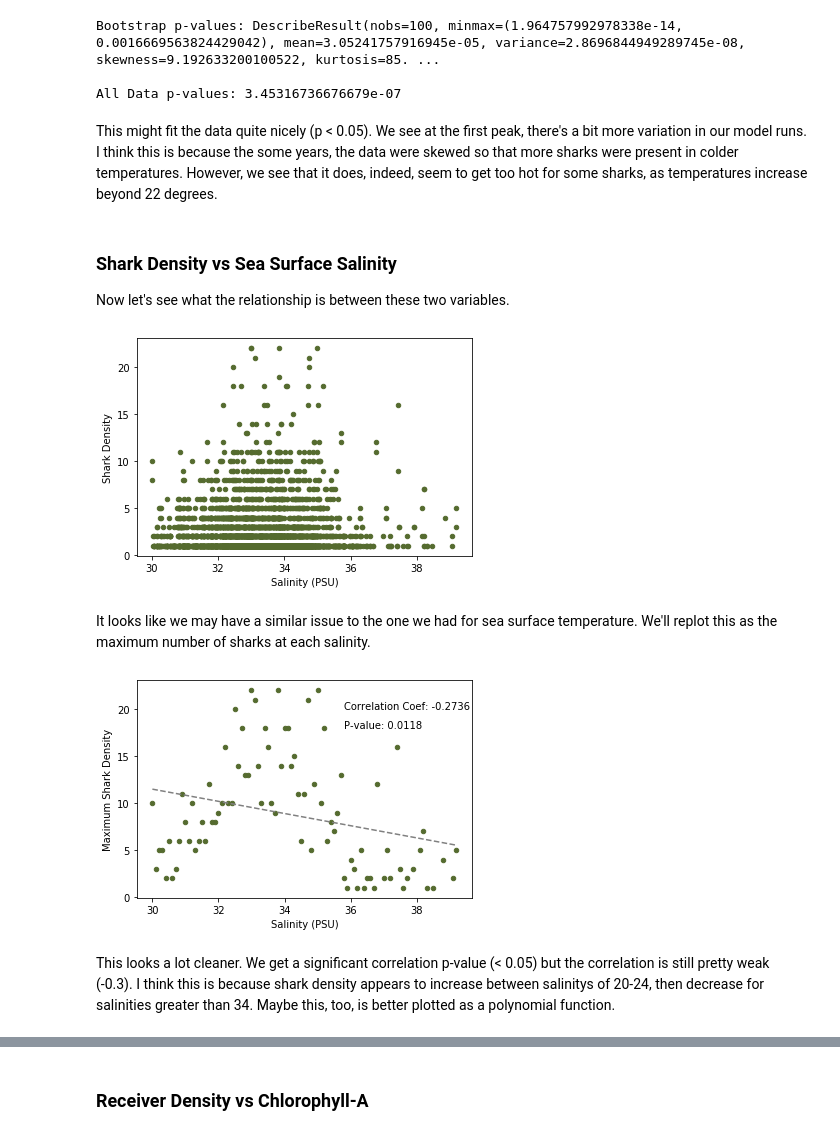
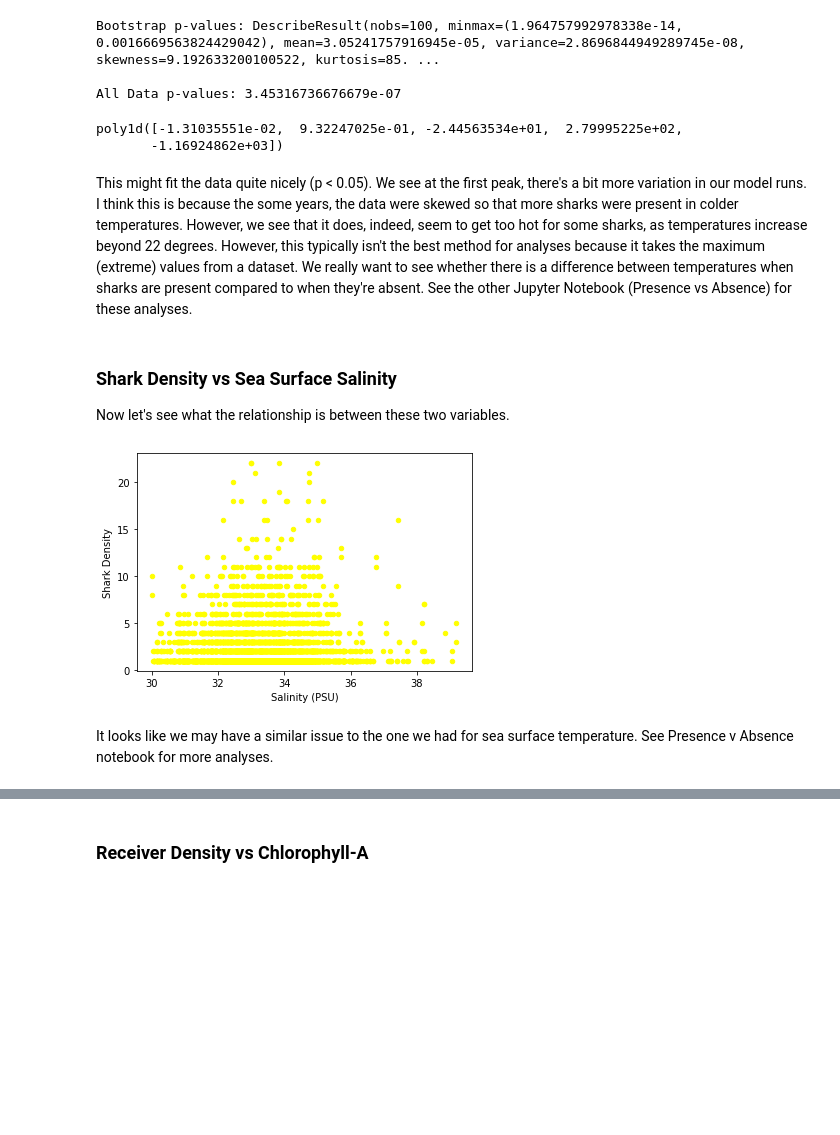
Before and after one commit to echelleburns/SpringBoard-Capstone1, a Jupyter notebook: Prelim_Data_Analysis/Preliminary_Data_Analyses.ipynb, the cells around one changed output, grey strips where cells are left out. Cells and saved outputs as stored; diff of their text form; code cells hidden in the pictures; blank space fills up the shorter version.

```diff
--- a/Prelim_Data_Analysis/Preliminary_Data_Analyses.ipynb
+++ b/Prelim_Data_Analysis/Preliminary_Data_Analyses.ipynb
@@ -29,6 +29,34 @@ dist_plot_data = dat.loc[:,:] # to plot the distributions of data next to the re
 dat = dat[dat['Transmitter'] > 0].reset_index(drop=True) # Let's remove the 0s so that we can run the analyses
     # properly.
 dat['Receiver_D'] = dat['Receiver_D'].cat.remove_unused_categories()
+# %%
+# For easier saving to clear/white plots
+def background_change(bgcolor):
+    """ Changes the plot defaults so that it shows up nicely with """
+    """ either a black or white background                        """
+    global boxprops, lineprops, flierprops, boxplot_kwargs, other_cols
+        # create global variables
+    if bgcolor == 'black': # if the color specified is black
+        plt.rc_context({'axes.edgecolor':'white', 'xtick.color':'white',
+                        'ytick.color':'white', 'axes.labelcolor':'white'})
+            # change all characteristic plot colors to white
+        boxprops = {'edgecolor': 'w'} # boxplot colors to white
+        lineprops = {'color': 'w'} # boxplot lines to white
+        flierprops = dict(markerfacecolor='w', markeredgecolor='w')
+            # boxplot fliers (outliers) to white
+        other_cols = 'white' # and other colors to white
+    if bgcolor == 'white': # if the color specified is black
+        plt.rc_context({'axes.edgecolor':'k', 'xtick.color':'k',
+                        'ytick.color':'k', 'axes.labelcolor':'k'})
+            # change all characteristic plot colors to black
+        boxprops = {'edgecolor': 'k'} # change boxplot colors to black
+        lineprops = {'color': 'k'} # change boxplot lines to black
+        flierprops = dict(markerfacecolor='k', markeredgecolor='k')
+            # boxplot fliers (outliers) to black
+        other_cols = 'black' # other colors to black
+    boxplot_kwargs = dict({'boxprops': boxprops, 'medianprops': lineprops,
+                       'whiskerprops': lineprops, 'capprops': lineprops})
+        # update the kwargs
 # %% [markdown]
 ### Shark Density vs Receiver Density
 
@@ -307,50 +356,26 @@ print('All Data p-values: ' + str(p_val_all))
 Bootstrap p-values: DescribeResult(nobs=100, minmax=(1.964757992978338e-14, 0.0016669563824429042), mean=3.05241757916945e-05, variance=2.8696844949289745e-08, skewness=9.192633200100522, kurtosis=85. ...
 
 All Data p-values: 3.45316736676679e-07
+# %%
+ffit
+# %% [output]
+poly1d([-1.31035551e-02,  9.32247025e-01, -2.44563534e+01,  2.79995225e+02,
+       -1.16924862e+03])
 # %% [markdown]
-This might fit the data quite nicely (p < 0.05). We see at the first peak, there's a bit more variation in our model runs. I think this is because the some years, the data were skewed so that more sharks were present in colder temperatures. However, we see that it does, indeed, seem to get too hot for some sharks, as temperatures increase beyond 22 degrees.
+This might fit the data quite nicely (p < 0.05). We see at the first peak, there's a bit more variation in our model runs. I think this is because the some years, the data were skewed so that more sharks were present in colder temperatures. However, we see that it does, indeed, seem to get too hot for some sharks, as temperatures increase beyond 22 degrees. However, this typically isn't the best method for analyses because it takes the maximum (extreme) values from a dataset. We really want to see whether there is a difference between temperatures when sharks are present compared to when they're absent. See the other Jupyter Notebook (Presence vs Absence) for these analyses.
 # %% [markdown]
 ### Shark Density vs Sea Surface Salinity
 
 Now let's see what the relationship is between these two variables.
 # %%
 # Let's start by plotting it.
-dat.plot(x='Sal', y='Transmitter', kind='scatter', color='darkolivegreen')
+background_change('white') # change background color for nice plotting
+dat.plot(x='Sal', y='Transmitter', kind='scatter', color='yellow')
 plt.xlabel('Salinity (PSU)')
 plt.ylabel('Shark Density')
 plt.show()
+#plt.savefig('D:/Documents/SpringBoard/capstone-1/Preliminary_Analyses/sal_all.png', dpi=600, transparent=True)
 # %% [output]
-[figure, old version]
+[figure, new version]
 # %% [markdown]
-It looks like we may have a similar issue to the one we had for sea surface temperature. We'll replot this as the maximum number of sharks at each salinity.
+It looks like we may have a similar issue to the one we had for sea surface temperature. See Presence v Absence notebook for more analyses.
-# %%
-rounded['roundedSal'] = round(rounded['Sal'], ndigits=1) # let's add a rounded
-    # salinity value to our rounded dataset
-
-sss_m = rounded[['Transmitter', 'roundedSal']].groupby('roundedSal').agg(max).fillna(0).reset_index()
-    # and we'll create a new dataset that returns the largest
-    # number of transmitters per salinity value
-
-# Regression line for plotting
-coefs = np.polyfit(sss_m['roundedSal'], sss_m['Transmitter'], 1)
-    # We're going to be testing a correlation so let's fit a 1st order polynomial to the data
-ffit = np.poly1d(coefs) # save the coefficients in 1d
-x = np.linspace(sss_m['roundedSal'].min(), sss_m['roundedSal'].max(), 100)
-    # generate x values
-
-# And we'll run a correlation just in case.
-ccoef = str(round(scipy.stats.pearsonr(sss_m['Transmitter'], sss_m['roundedSal'])[0], ndigits=4))
-p = str(round(scipy.stats.pearsonr(sss_m['Transmitter'], sss_m['roundedSal'])[1], ndigits=4))
-
-# Time to plot it
-sss_m.plot(x='roundedSal', y='Transmitter', kind='scatter', color='darkolivegreen')
-plt.plot(x, ffit(x), color='gray', linestyle='dashed') # and plot the regression line
-plt.text(35.8, 20, 'Correlation Coef: ' + ccoef )
-plt.text(35.8, 18, 'P-value: ' + p )
-plt.xlabel('Salinity (PSU)')
-plt.ylabel('Maximum Shark Density')
-plt.show()
-# %% [output]
-[figure, removed]
-# %% [markdown]
-This looks a lot cleaner. We get a significant correlation p-value (< 0.05) but the correlation is still pretty weak (-0.3). I think this is because shark density appears to increase between salinitys of 20-24, then decrease for salinities greater than 34. Maybe this, too, is better plotted as a polynomial function.
```
Also changed, not shown: parts of 31 cells of this notebook, 1 other file.
